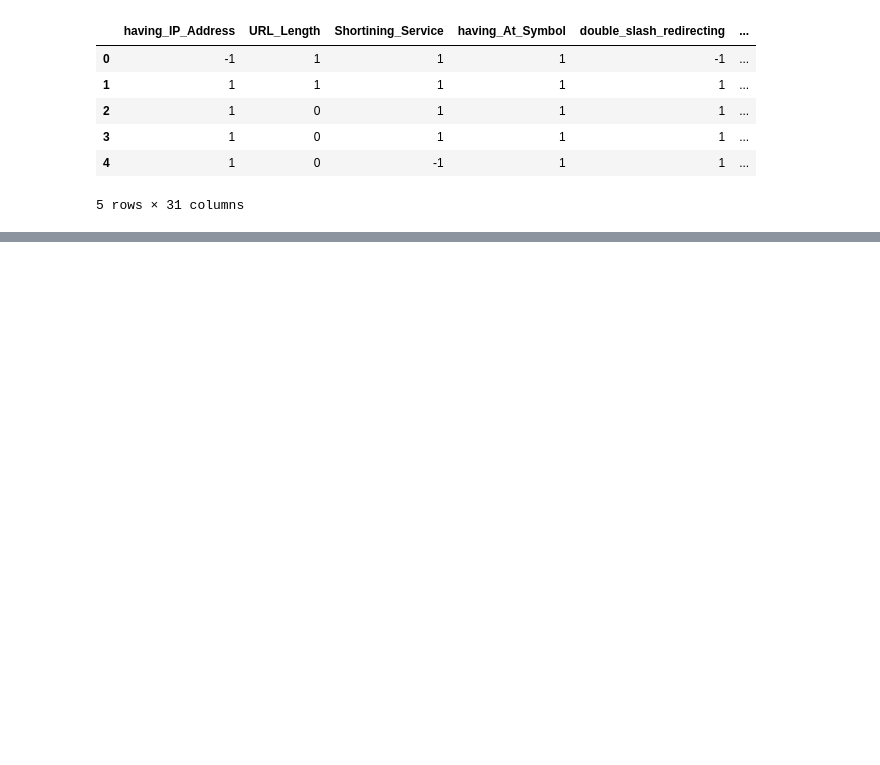
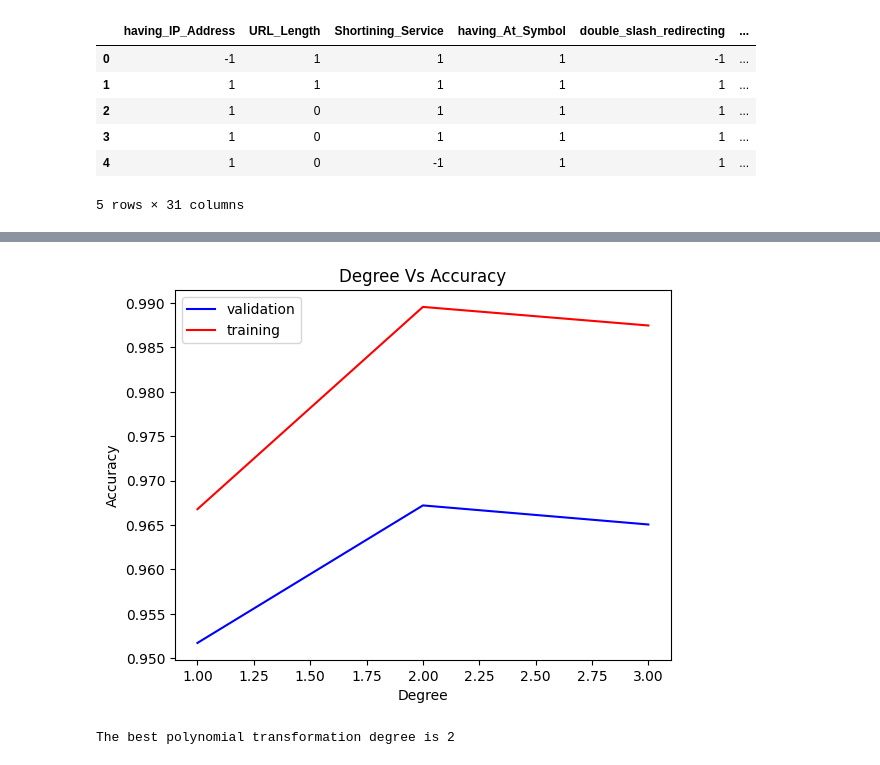
Before and after one commit to rakeebh7233/phishing-prediction, a Jupyter notebook: neural_network.ipynb, the cells around one changed output, grey strips where cells are left out. Saved outputs shown, nothing was run; the diff lists cells and outputs as text; code cells hidden in the pictures; blank space fills up the shorter version.

```diff
--- a/neural_network.ipynb
+++ b/neural_network.ipynb
@@ -81 +70,38 @@ The accuracy of the model with 10 neurons and 1 hidden layers is 95.160560832202
+# %%
+kfold = KFold(n_splits=5, shuffle=True, random_state=1)
+
+validation_accuracy, training_accuracy = [], []
+for degree in range(1, 4):
+    poly = PolynomialFeatures(degree)
+    accuracy_v, accuracy_t = [], []
+    for train_index, test_index in kfold.split(X_train):
+        X_train_cv, X_test_cv = X_train[train_index], X_train[test_index]
+        y_train_cv, y_test_cv = y_train[train_index], y_train[test_index]
+
+        X_train_poly = poly.fit_transform(X_train_cv)
+        X_test_poly = poly.transform(X_test_cv)
+
+        clf = MLPClassifier(hidden_layer_sizes=[10], max_iter=1000, random_state=1, activation="relu")
+        clf.fit(X_train_poly, y_train_cv)
+
+        accuracy_t.append(accuracy_score(y_train_cv, clf.predict(X_train_poly)))
+        accuracy_v.append(accuracy_score(y_test_cv, clf.predict(X_test_poly)))
+
+    training_accuracy.append(np.mean(accuracy_t))
+    validation_accuracy.append(np.mean(accuracy_v))
+# %%
+plt.title("Degree Vs Accuracy")
+plt.plot(range(1, 4), validation_accuracy, color="blue", label="validation")
+plt.plot(range(1, 4), training_accuracy, color="red", label="training")
+plt.xlabel("Degree")
+plt.ylabel("Accuracy")
+plt.legend()
+plt.show()
+
+# The best degree
+best_degree = np.argmax(validation_accuracy) + 1
+print("The best polynomial transformation degree is", best_degree)
+# %% [output]
+[figure, added]
+The best polynomial transformation degree is 2
 # %%
```
Also changed, not shown: parts of 17 cells of this notebook.
